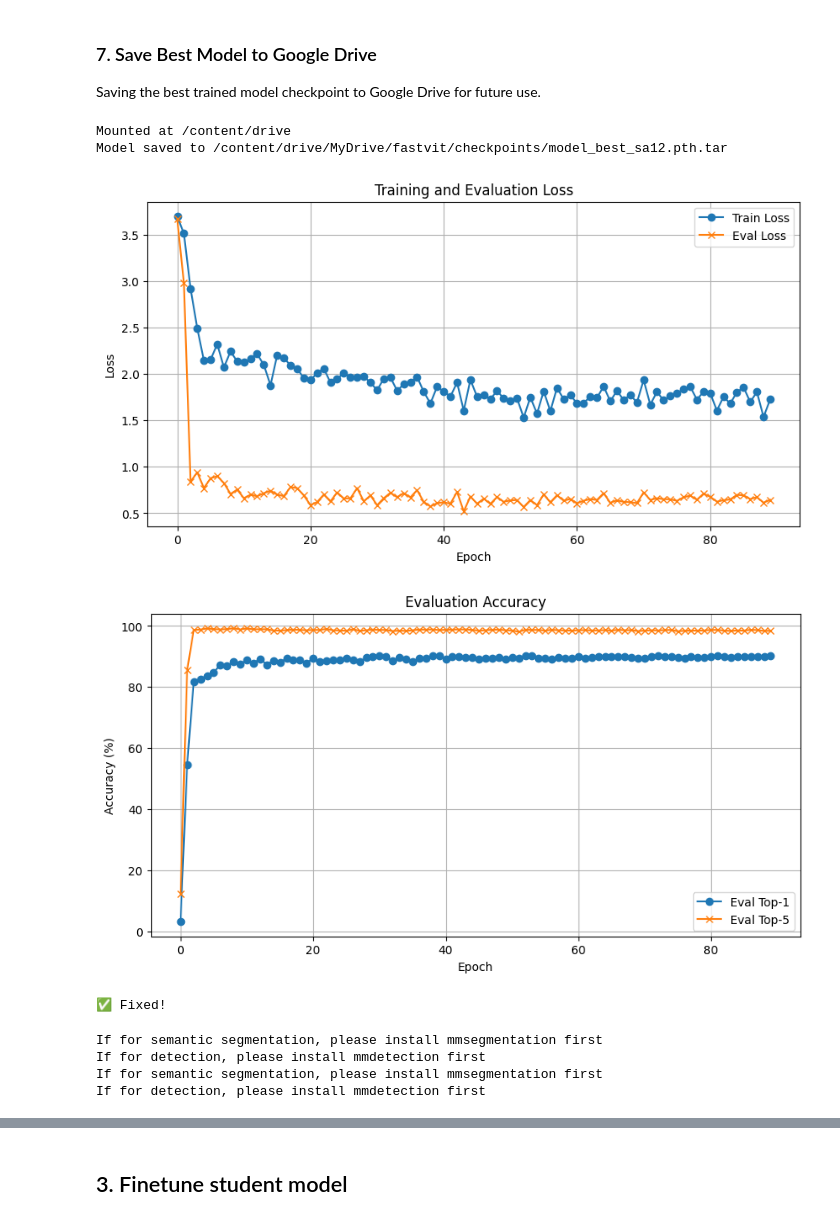
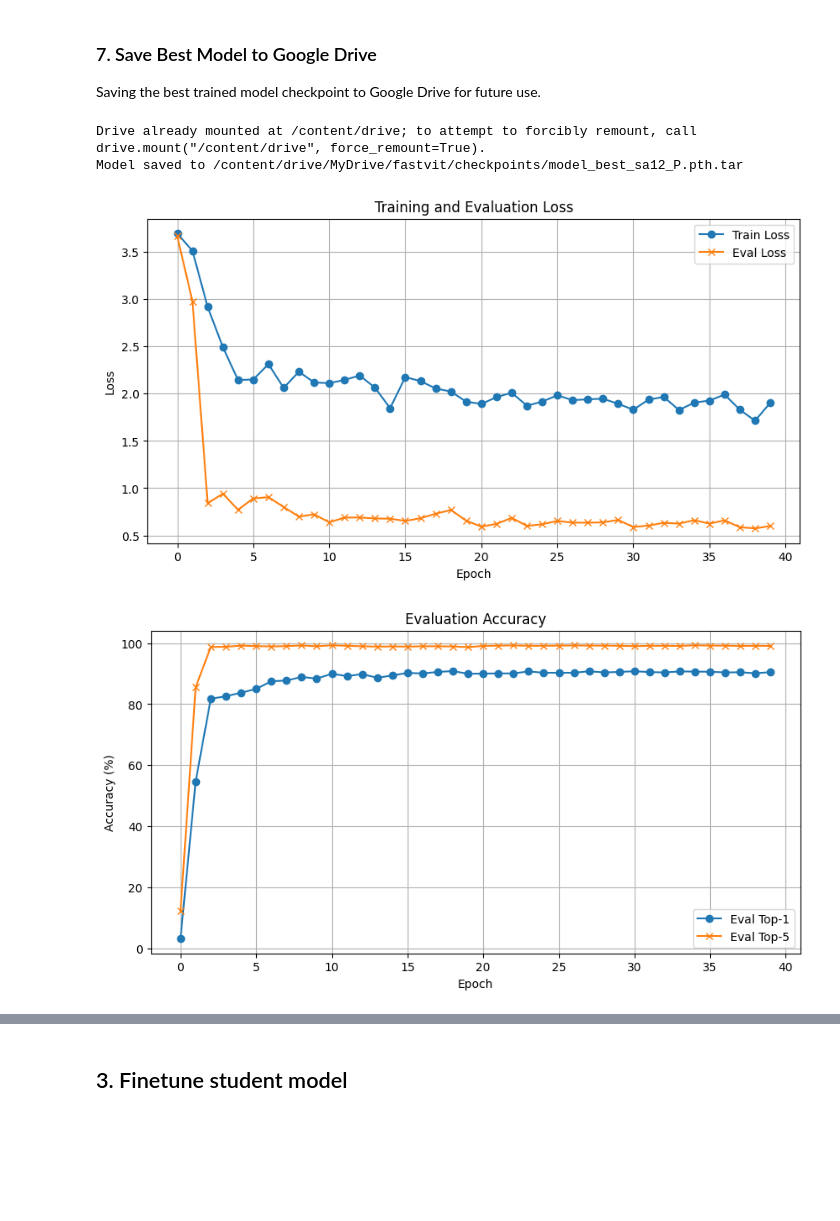
Before and after one commit to HenryNVP/fastvit-pet-mobile, a Jupyter notebook: notebooks/fastvit-pet.ipynb, the cells around one changed output, grey strips where cells are left out. Cells and saved outputs as stored; diff of their text form; code cells hidden in the pictures; blank space fills up the shorter version.

```diff
--- a/notebooks/fastvit-pet.ipynb
+++ b/notebooks/fastvit-pet.ipynb
@@ -104,9 +104,9 @@ from google.colab import drive
 drive.mount('/content/drive')
 
 # Define source and destination paths
-source_path = '/content/fastvit-pet-mobile/output/20251222-201632-fastvit_sa12-256/model_best.pth.tar'
+source_path = '/content/fastvit-pet-mobile/output/20251223-001810-fastvit_sa12_P-256/model_best.pth.tar'
 dest_dir = '/content/drive/MyDrive/fastvit/checkpoints/'
-dest_filename = 'model_best_sa12.pth.tar'
+dest_filename = 'model_best_sa12_P.pth.tar'
 
 # Create the destination directory if it doesn't exist
 !mkdir -p "{dest_dir}"
@@ -116,46 +116,40 @@ dest_filename = 'model_best_sa12.pth.tar'
 
 print(f"Model saved to {dest_dir}{dest_filename}")
 # %% [output]
-Mounted at /content/drive
-Model saved to /content/drive/MyDrive/fastvit/checkpoints/model_best_sa12.pth.tar
+Drive already mounted at /content/drive; to attempt to forcibly remount, call drive.mount("/content/drive", force_remount=True).
+Model saved to /content/drive/MyDrive/fastvit/checkpoints/model_best_sa12_P.pth.tar
 # %%
 import pandas as pd
 import matplotlib.pyplot as plt
 
 # Load the CSV summary
-summary_path = '/content/fastvit-pet-mobile/output/20251222-201632-fastvit_sa12-256/summary.csv'
+summary_path = '/content/fastvit-pet-mobile/output/20251222-235126-fastvit_sa12-256/summary.csv'
 df = pd.read_csv(summary_path)
 
 # Plot training and evaluation loss
 plt.figure(figsize=(10,5))
 plt.plot(df['epoch'], df['train_loss'], label='Train Loss', marker='o')
 plt.plot(df['epoch'], df['eval_loss'], label='Eval Loss', marker='x')
 plt.xlabel('Epoch')
 plt.ylabel('Loss')
 plt.title('Training and Evaluation Loss')
 plt.legend()
 plt.grid(True)
 plt.show()
 
 # Plot evaluation Top-1 and Top-5 accuracy
 plt.figure(figsize=(10,5))
 plt.plot(df['epoch'], df['eval_top1'], label='Eval Top-1', marker='o')
 plt.plot(df['epoch'], df['eval_top5'], label='Eval Top-5', marker='x')
 plt.xlabel('Epoch')
 plt.ylabel('Accuracy (%)')
 plt.title('Evaluation Accuracy')
 plt.legend()
 plt.grid(True)
 plt.show()
 # %% [output]
-[figure, old version]
+[figure, new version]
-[figure, old version]
+[figure, new version]
-# %%
-# Quick fix
-with open('fastvit/__init__.py', 'w') as f: f.write('#\n# For licensing see accompanying LICENSE file.\n# Copyright (C) 2023 Apple Inc. All rights reserved.\n#\n# FastViT Package\n# This package should be imported via: import fastvit.models as models\n# All model imports should be in fastvit/models/__init__.py\n')
-print("✅ Fixed!")
-# %% [output]
-✅ Fixed!
 # %%
 from timm.models import create_model, load_checkpoint
 import fastvit.models as models
@@ -167,16 +161,11 @@ baseline_model = create_model(
     num_classes=37,
 )
 
-load_checkpoint(baseline_model, "/content/fastvit-pet-mobile/output/20251222-201632-fastvit_sa12-256/model_best.pth.tar", use_ema=False)
+load_checkpoint(baseline_model, "/content/fastvit-pet-mobile/output/20251222-235126-fastvit_sa12-256/model_best.pth.tar", use_ema=False)
 
 baseline_model.eval()
 baseline_model = reparameterize_model(baseline_model)
 baseline_model = baseline_model.cuda()
-# %% [output]
-If for semantic segmentation, please install mmsegmentation first
-If for detection, please install mmdetection first
-If for semantic segmentation, please install mmsegmentation first
-If for detection, please install mmdetection first
 # %%
 !python fastvit/validate.py data \
     --model fastvit_sa12 \
```
Also changed, not shown: parts of 28 cells of this notebook.
